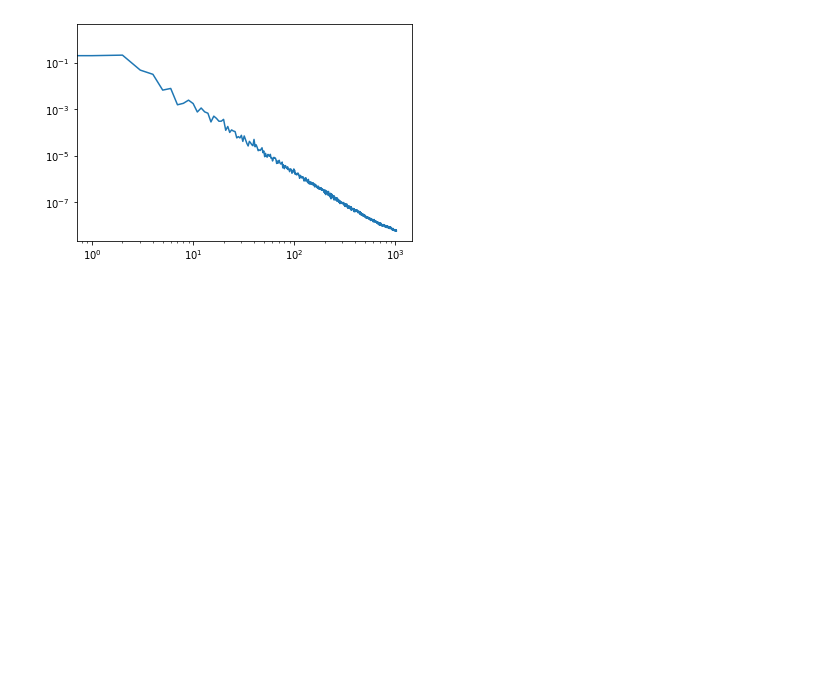
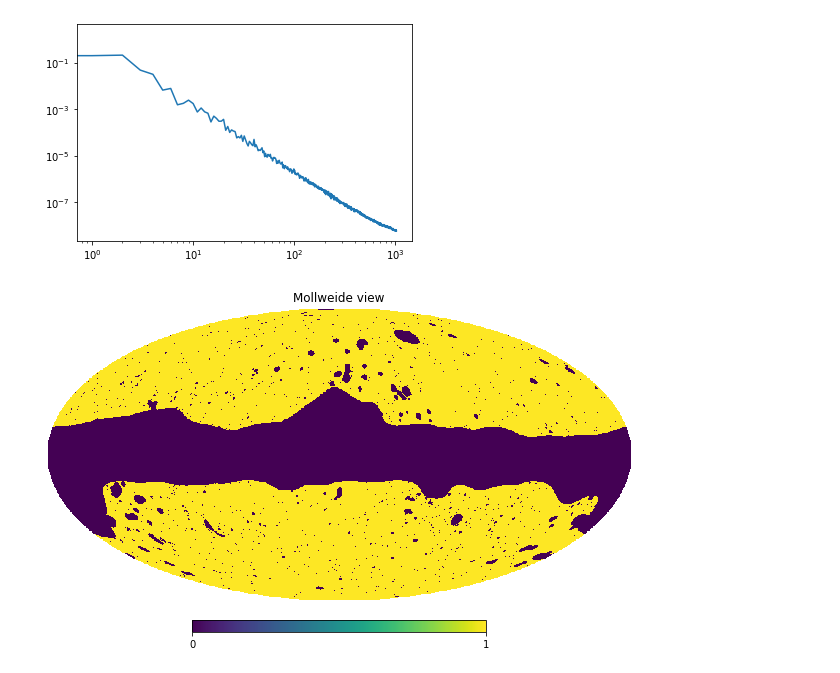
Before and after one commit to tanveerkarim/imaging-sys-covariance, a Jupyter notebook: notebooks/scratch.ipynb, the cells around one changed output. Cells and saved outputs as stored; diff of their text form; code cells hidden in the pictures; blank space fills up the shorter version.

```diff
--- a/notebooks/scratch.ipynb
+++ b/notebooks/scratch.ipynb
@@ -400,0 +404,6 @@ plt.loglog(cls_favg)
+# %%
+msk = hp.fitsfunc.read_map("../../mask.fits")
+# %%
+hp.mollview(msk)
+# %% [output]
+[figure, added]
```
Also changed, not shown: parts of 1 cell of this notebook, 31 other files.
